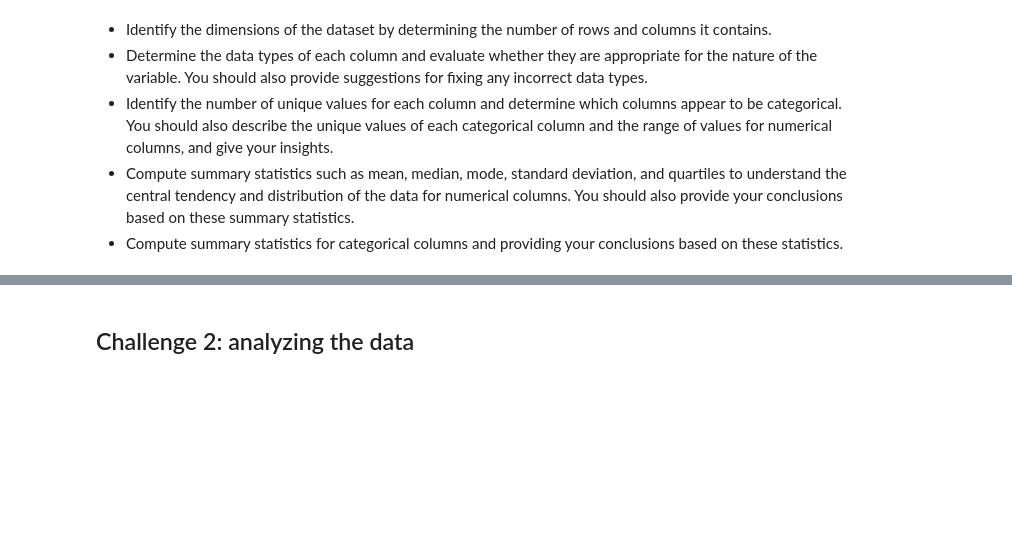
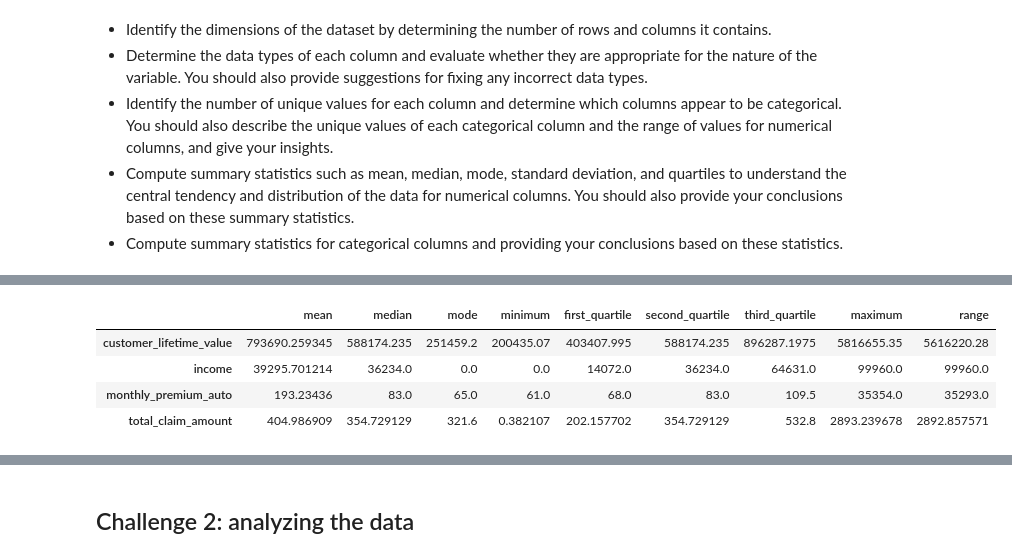
Before and after one commit to jannoelvero/lab-dw-pandas, a Jupyter notebook: lab-dw-pandas.ipynb, the cells around one changed output, grey strips where cells are left out. Drawn from its saved outputs; the diff is of its cells as text; code cells hidden in the pictures; blank space fills up the shorter version.

```diff
--- a/lab-dw-pandas.ipynb
+++ b/lab-dw-pandas.ipynb
@@ -97,0 +243,21 @@ df["total_claim_amount"]
+# %%
+categorical_columns = [
+    "st",
+    "gender",
+    "education",
+    "policy_type",
+    "vehicle_class"
+]
+
+numerical_columns = [
+    "customer_lifetime_value",
+    "income",
+    "monthly_premium_auto",
+    "total_claim_amount"
+]
+
+print("Categorical columns:")
+print(categorical_columns)
+
+print("\nNumerical columns:")
+print(numerical_columns)
@@ -97,0 +334,23 @@ df["total_claim_amount"]
+# %%
+numerical_summary = pd.DataFrame({
+    "mean": df[numerical_columns].mean(),
+    "median": df[numerical_columns].median(),
+    "mode": df[numerical_columns].mode().iloc[0],
+    "minimum": df[numerical_columns].min(),
+    "first_quartile": df[numerical_columns].quantile(0.25),
+    "second_quartile": df[numerical_columns].quantile(0.50),
+    "third_quartile": df[numerical_columns].quantile(0.75),
+    "maximum": df[numerical_columns].max(),
+    "range": (
+        df[numerical_columns].max()
+        - df[numerical_columns].min()
+    )
+})
+
+numerical_summary
+# %% [output]
+|  | mean | median | mode | minimum | first_quartile | second_quartile | third_quartile | maximum | range |
+| customer_lifetime_value | 793690.259345 | 588174.235 | 251459.2 | 200435.07 | 403407.995 | 588174.235 | 896287.1975 | 5816655.35 | 5616220.28 |
+| income | 39295.701214 | 36234.0 | 0.0 | 0.0 | 14072.0 | 36234.0 | 64631.0 | 99960.0 | 99960.0 |
+| monthly_premium_auto | 193.23436 | 83.0 | 65.0 | 61.0 | 68.0 | 83.0 | 109.5 | 35354.0 | 35293.0 |
+| total_claim_amount | 404.986909 | 354.729129 | 321.6 | 0.382107 | 202.157702 | 354.729129 | 532.8 | 2893.239678 | 2892.857571 |
```
Also changed, not shown: parts of 47 cells of this notebook.
